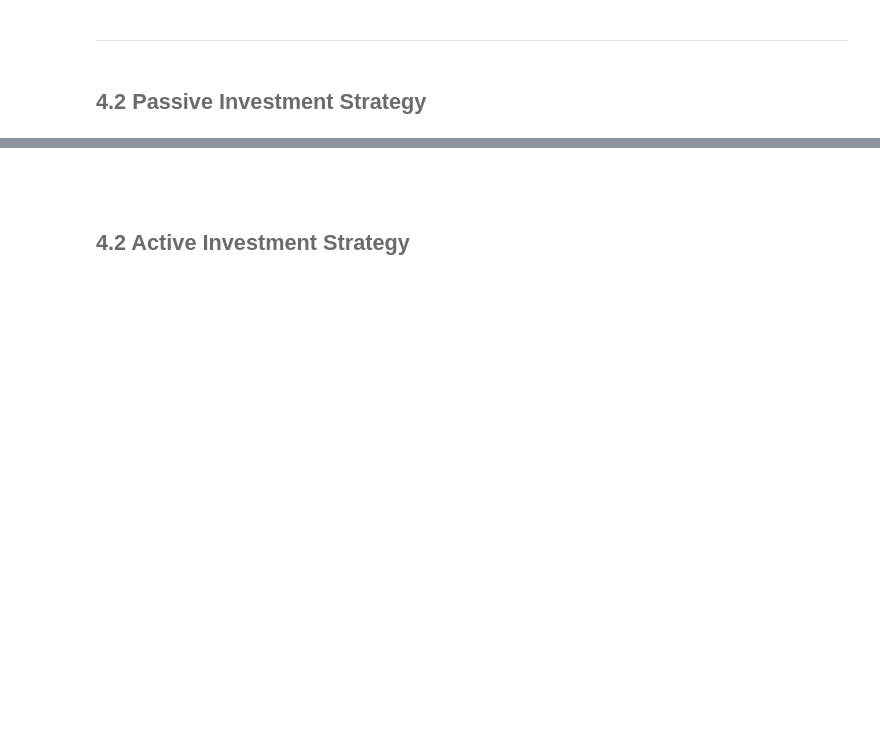
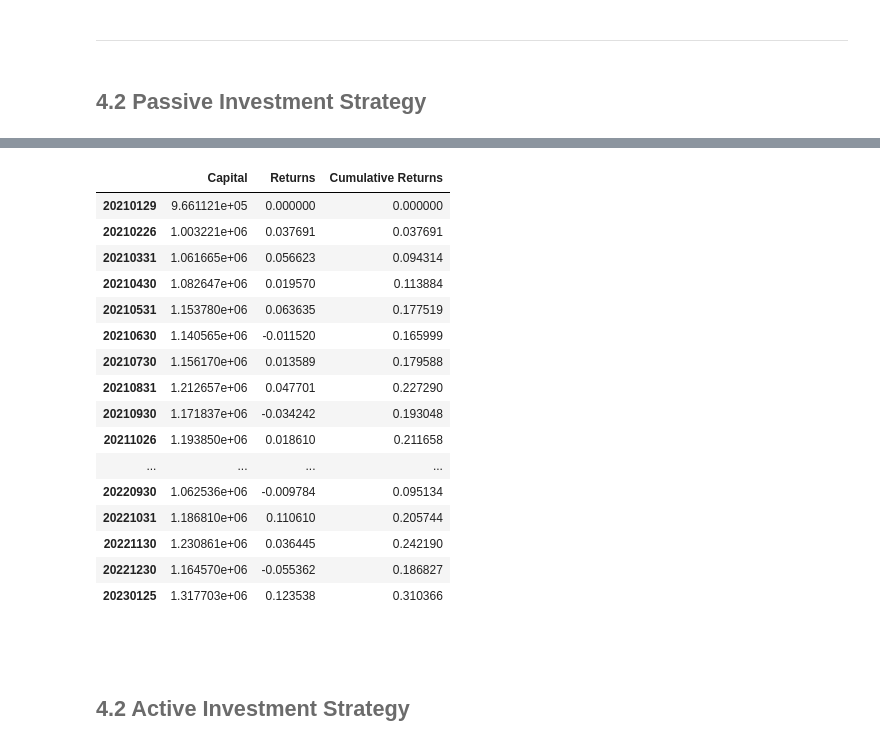
Before and after one commit to Tania-Bell/MyST_Lab1, a Jupyter notebook: notebook.ipynb, the cells around one changed output, grey strips where cells are left out. Cells and saved outputs as stored; diff of their text form; code cells hidden in the pictures; blank space fills up the shorter version.

```diff
--- a/notebook.ipynb
+++ b/notebook.ipynb
@@ -171,3 +234,23 @@ prices_daily.head(5)
+# %%
+df_pasiva
+# %% [output]
+|  | Capital | Returns | Cumulative Returns |
+| 20210129 | 9.661121e+05 | 0.000000 | 0.000000 |
+| 20210226 | 1.003221e+06 | 0.037691 | 0.037691 |
+| 20210331 | 1.061665e+06 | 0.056623 | 0.094314 |
+| 20210430 | 1.082647e+06 | 0.019570 | 0.113884 |
+| 20210531 | 1.153780e+06 | 0.063635 | 0.177519 |
+| 20210630 | 1.140565e+06 | -0.011520 | 0.165999 |
+| 20210730 | 1.156170e+06 | 0.013589 | 0.179588 |
+| 20210831 | 1.212657e+06 | 0.047701 | 0.227290 |
+| 20210930 | 1.171837e+06 | -0.034242 | 0.193048 |
+| 20211026 | 1.193850e+06 | 0.018610 | 0.211658 |
+| ... | ... | ... | ... |
+| 20220930 | 1.062536e+06 | -0.009784 | 0.095134 |
+| 20221031 | 1.186810e+06 | 0.110610 | 0.205744 |
+| 20221130 | 1.230861e+06 | 0.036445 | 0.242190 |
+| 20221230 | 1.164570e+06 | -0.055362 | 0.186827 |
+| 20230125 | 1.317703e+06 | 0.123538 | 0.310366 |
 # %% [markdown]
 <br>
 # %% [markdown]
```
Also changed, not shown: parts of 17 cells of this notebook, 2 other files.
